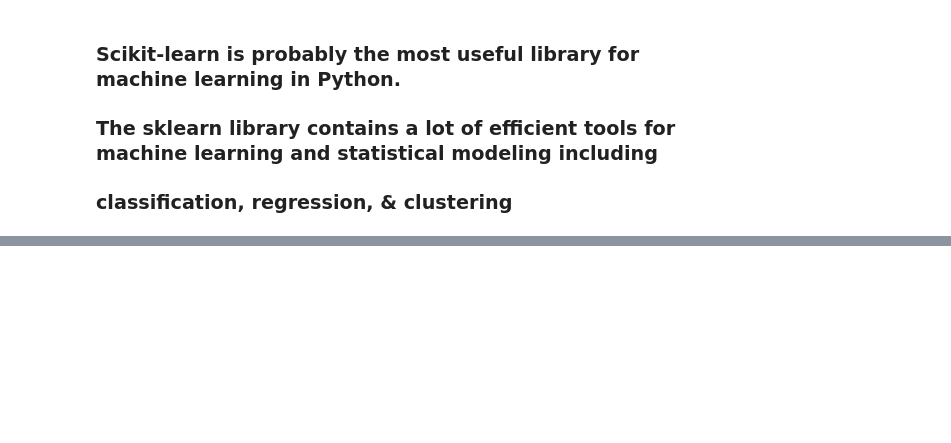
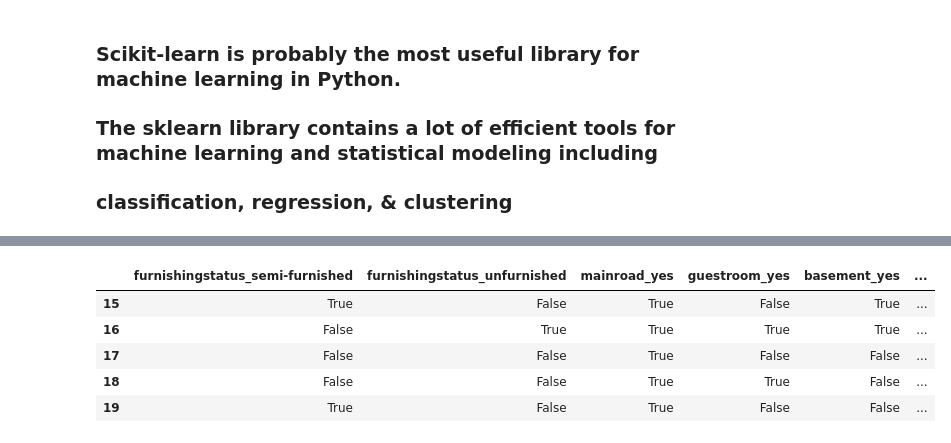
Before and after one commit to mhs10031990/INS_CLAIMS_RESERVE_Repo, a Jupyter notebook: Demo_Notebook.ipynb, the cells around one changed output, grey strips where cells are left out. Saved outputs shown, nothing was run; the diff lists cells and outputs as text; code cells hidden in the pictures; blank space fills up the shorter version.

```diff
--- a/Demo_Notebook.ipynb
+++ b/Demo_Notebook.ipynb
@@ -273,0 +295,11 @@ from sklearn.linear_model import Lasso, Ridge
+# %%
+status = pd.get_dummies(data[['furnishingstatus','mainroad', 'guestroom', 'basement', 'hotwaterheating', 'airconditioning', 'prefarea']], drop_first = True)
+# %%
+status.head()
+# %% [output]
+|  | furnishingstatus_semi-furnished | furnishingstatus_unfurnished | mainroad_yes | guestroom_yes | basement_yes | ... |
+| 15 | True | False | True | False | True | ... |
+| 16 | False | True | True | True | True | ... |
+| 17 | False | False | True | False | False | ... |
+| 18 | False | False | True | True | False | ... |
+| 19 | True | False | True | False | False | ... |
```
Also changed, not shown: parts of 6 cells of this notebook.
